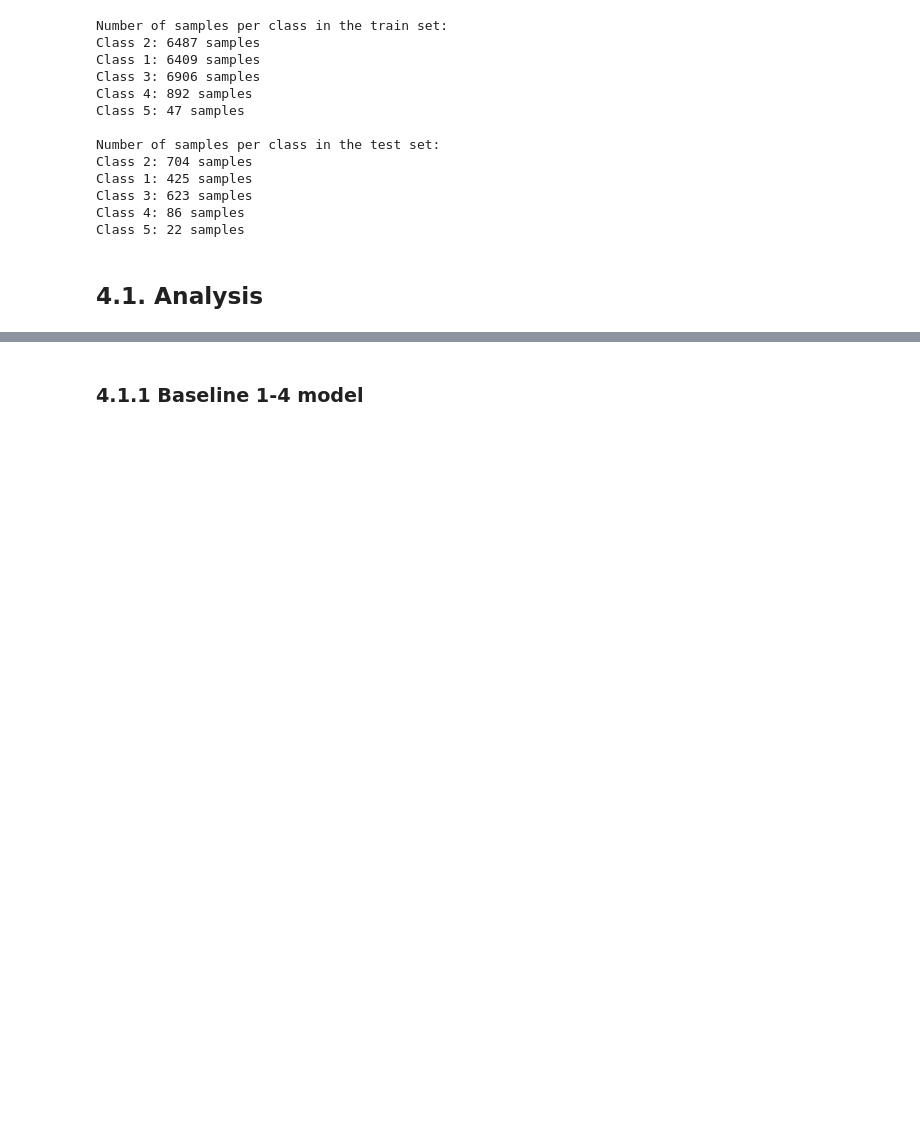
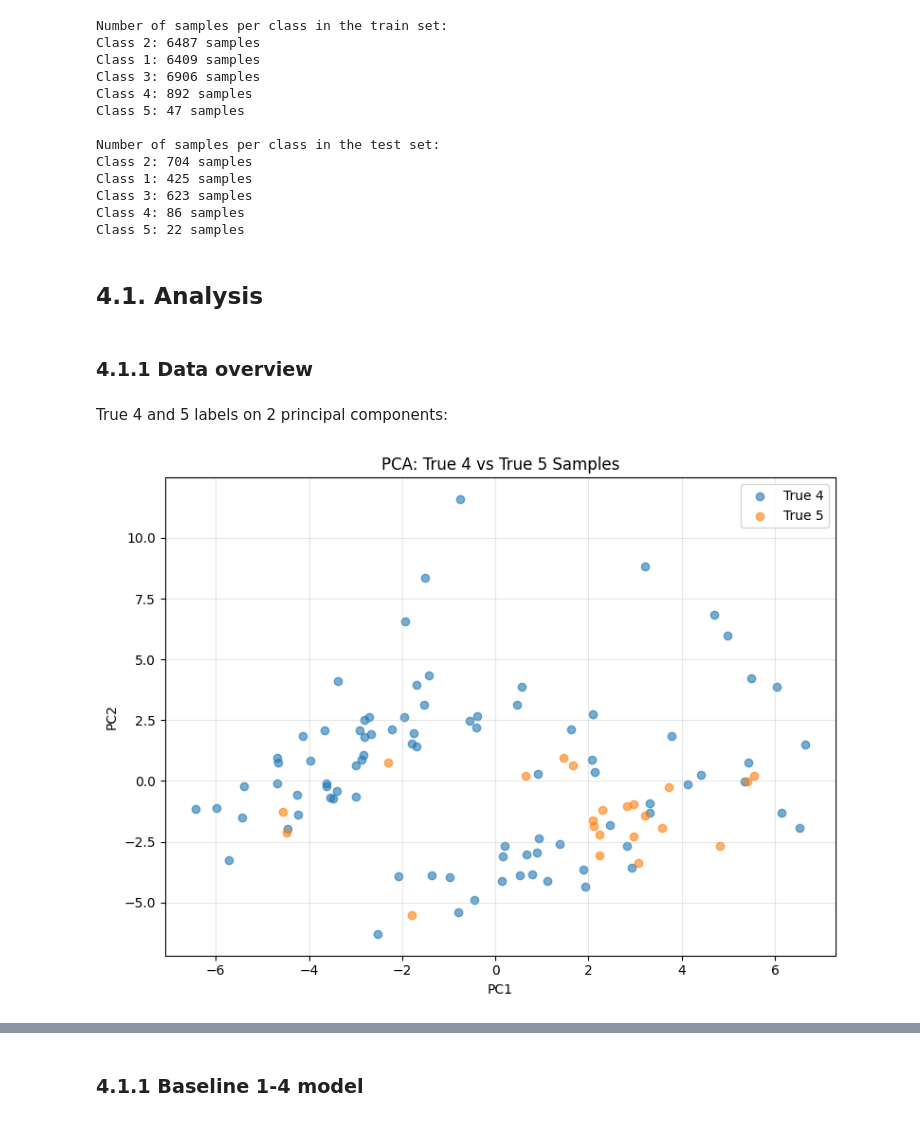
Before and after one commit to EmanueleRsp/IceSentinel, a Jupyter notebook: notebooks/04 - Second Stage Analysis.ipynb, the cells around one changed output, grey strips where cells are left out. Drawn from its saved outputs; the diff is of its cells as text; code cells hidden in the pictures; blank space fills up the shorter version.

```diff
--- a/notebooks/04 - Second Stage Analysis.ipynb
+++ b/notebooks/04 - Second Stage Analysis.ipynb
@@ -115,3 +118,45 @@ Class 4: 86 samples
 Class 5: 22 samples
 # %% [markdown]
 ## 4.1. Analysis
+# %% [markdown]
+### 4.1.1 Data overview
+# %% [markdown]
+True 4 and 5 labels on 2 principal components:
+# %%
+import matplotlib.pyplot as plt
+from sklearn.preprocessing import StandardScaler
+from sklearn.decomposition import PCA
+
+# 4-5 class samples
+mask45 = y_test_orig.isin([4, 5]).values
+X_45 = X_test[mask45]
+y_45 = y_test_orig[mask45]
+
+# PCA
+scaler = StandardScaler()
+X_45_scaled = scaler.fit_transform(X_45)
+pca = PCA(n_components=2, random_state=42)
+X_pca = pca.fit_transform(X_45_scaled)
+
+# Plot
+plt.figure(figsize=(8, 6))
+# Crea array booleano per separare i due gruppi
+mask_true4 = (y_45 == 4).values
+mask_true5 = (y_45 == 5).values
+plt.scatter(
+    X_pca[mask_true4, 0], X_pca[mask_true4, 1],
+    c='tab:blue', alpha=0.6, label='True 4'
+)
+plt.scatter(
+    X_pca[mask_true5, 0], X_pca[mask_true5, 1],
+    c='tab:orange', alpha=0.6, label='True 5'
+)
+plt.xlabel('PC1')
+plt.ylabel('PC2')
+plt.title('PCA: True 4 vs True 5 Samples')
+plt.legend()
+plt.grid(alpha=0.3)
+plt.tight_layout()
+plt.show()
+# %% [output]
+[figure, added]
```
Also changed, not shown: parts of 6 cells of this notebook, 6 other files.
